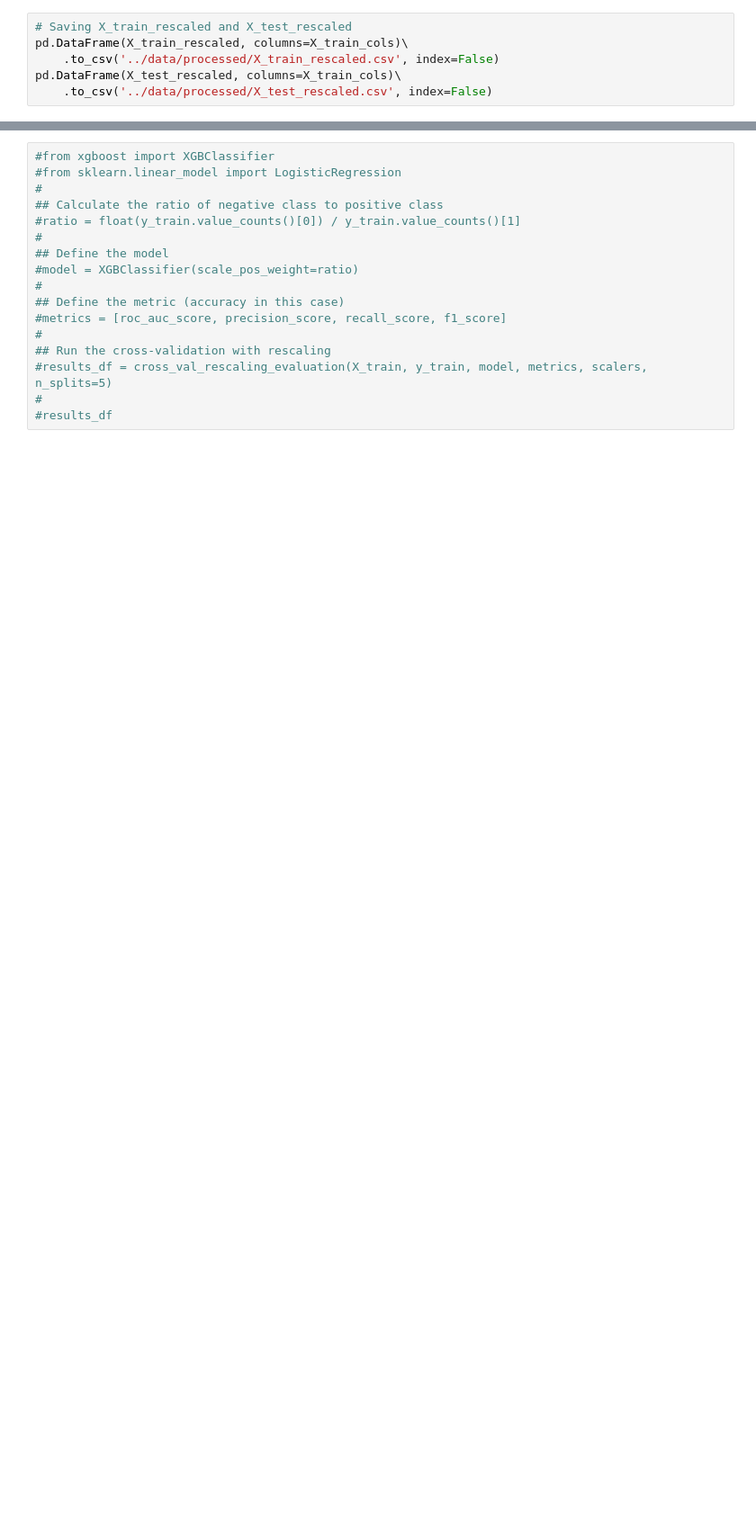
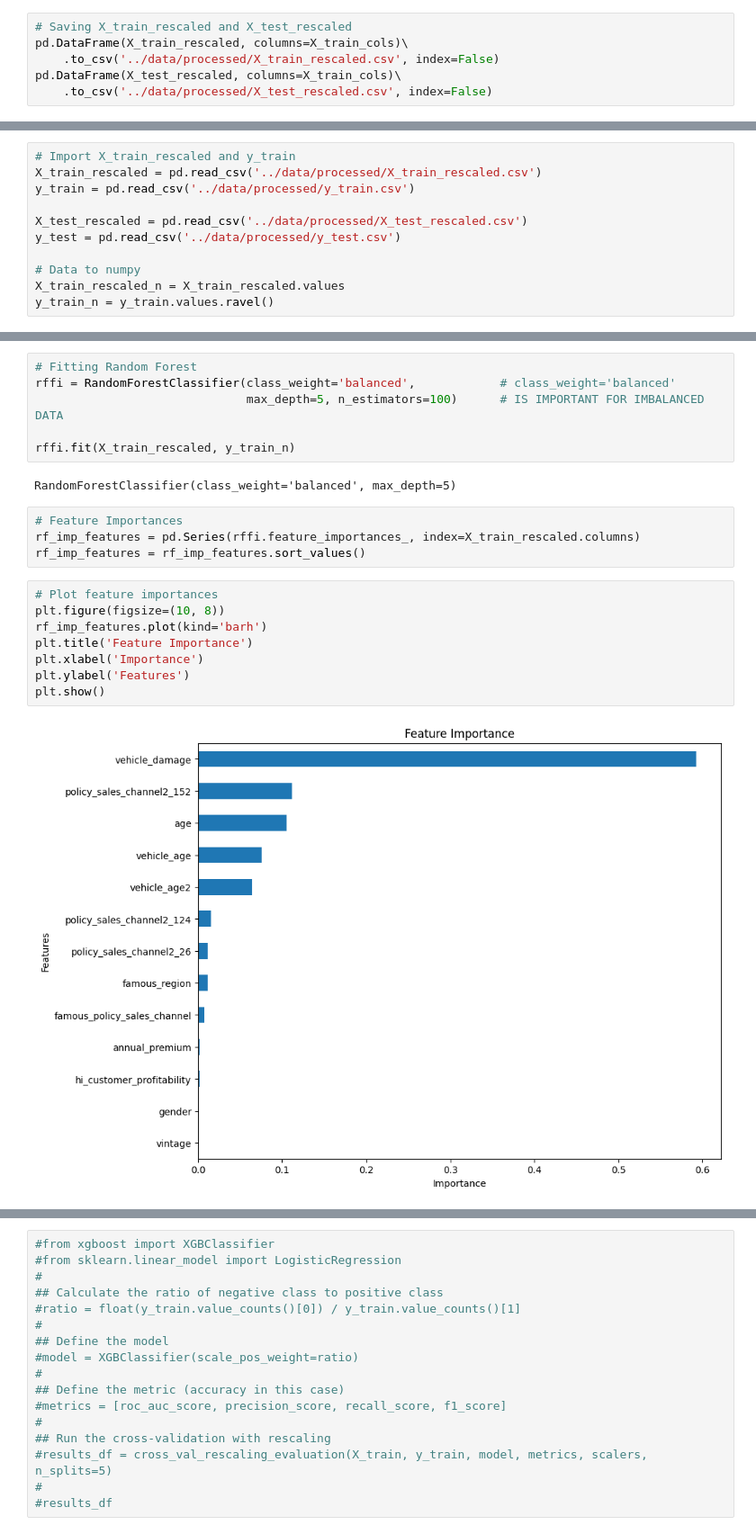
Before and after one commit to Emersonmiady/health-insurance-cross-sell, a Jupyter notebook: notebooks/hi_cs_analysis.ipynb, the cells around one changed output, grey strips where cells are left out. Shown at 90% size. Saved outputs shown, nothing was run; the diff lists cells and outputs as text; blank space fills up the shorter version.

Commit message:
Data preparation almost finished

```diff
--- a/notebooks/hi_cs_analysis.ipynb
+++ b/notebooks/hi_cs_analysis.ipynb
@@ -1109,0 +1122,11 @@ pd.DataFrame(X_test_rescaled, columns=X_train_cols)\
+# %%
+# Import X_train_rescaled and y_train
+X_train_rescaled = pd.read_csv('../data/processed/X_train_rescaled.csv')
+y_train = pd.read_csv('../data/processed/y_train.csv')
+
+X_test_rescaled = pd.read_csv('../data/processed/X_test_rescaled.csv')
+y_test = pd.read_csv('../data/processed/y_test.csv')
+
+# Data to numpy
+X_train_rescaled_n = X_train_rescaled.values
+y_train_n = y_train.values.ravel()
@@ -1109,0 +1162,22 @@ pd.DataFrame(X_test_rescaled, columns=X_train_cols)\
+# %%
+# Fitting Random Forest
+rffi = RandomForestClassifier(class_weight='balanced',            # class_weight='balanced'
+                              max_depth=5, n_estimators=100)      # IS IMPORTANT FOR IMBALANCED DATA
+
+rffi.fit(X_train_rescaled, y_train_n)
+# %% [output]
+RandomForestClassifier(class_weight='balanced', max_depth=5)
+# %%
+# Feature Importances
+rf_imp_features = pd.Series(rffi.feature_importances_, index=X_train_rescaled.columns)
+rf_imp_features = rf_imp_features.sort_values()
+# %%
+# Plot feature importances
+plt.figure(figsize=(10, 8))
+rf_imp_features.plot(kind='barh')
+plt.title('Feature Importance')
+plt.xlabel('Importance')
+plt.ylabel('Features')
+plt.show()
+# %% [output]
+[figure, added]
```
Also changed, not shown: parts of 30 cells of this notebook, 5 other files.
